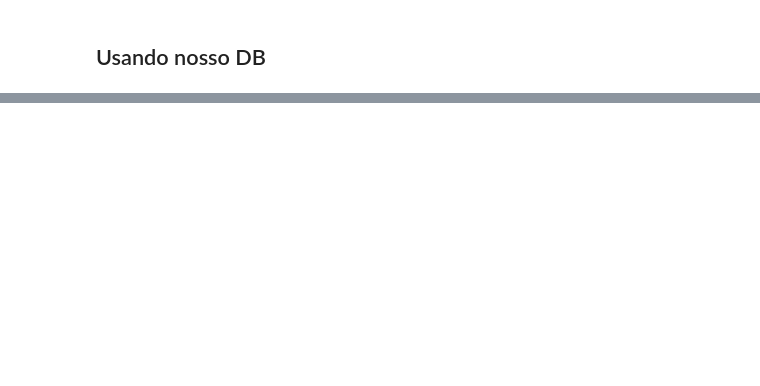
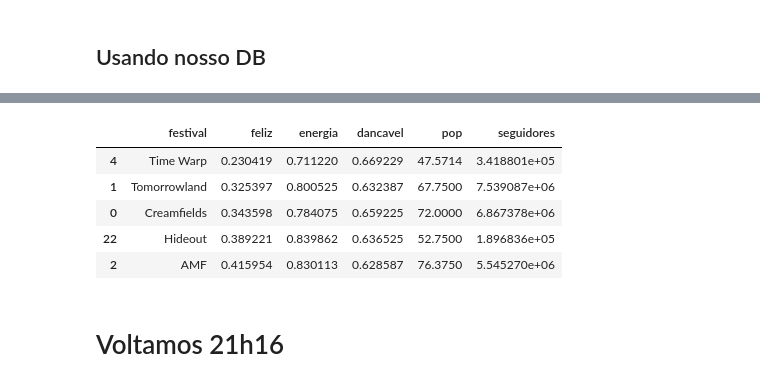
Before and after one commit to sadguilherme/99_PT_JAN2023, a Jupyter notebook: aulas/20230316 API Wrappers.ipynb, the cells around one changed output, grey strips where cells are left out. Saved outputs shown, nothing was run; the diff lists cells and outputs as text; code cells hidden in the pictures; blank space fills up the shorter version.

```diff
--- a/aulas/20230316 API Wrappers.ipynb
+++ b/aulas/20230316 API Wrappers.ipynb
@@ -343,2 +841,11 @@ tb_festival_au.head()
 # %%
-tb_festival_au.sort_values('seguidores', ascending = False).head()
+tb_festival_au.sort_values('feliz', ascending = True).head()
+# %% [output]
+|  | festival | feliz | energia | dancavel | pop | seguidores |
+| 4 | Time Warp | 0.230419 | 0.711220 | 0.669229 | 47.5714 | 3.418801e+05 |
+| 1 | Tomorrowland | 0.325397 | 0.800525 | 0.632387 | 67.7500 | 7.539087e+06 |
+| 0 | Creamfields | 0.343598 | 0.784075 | 0.659225 | 72.0000 | 6.867378e+06 |
+| 22 | Hideout | 0.389221 | 0.839862 | 0.636525 | 52.7500 | 1.896836e+05 |
+| 2 | AMF | 0.415954 | 0.830113 | 0.628587 | 76.3750 | 5.545270e+06 |
+# %% [markdown]
+# Voltamos 21h16
```
Also changed, not shown: parts of 57 cells of this notebook, 3 other files.
